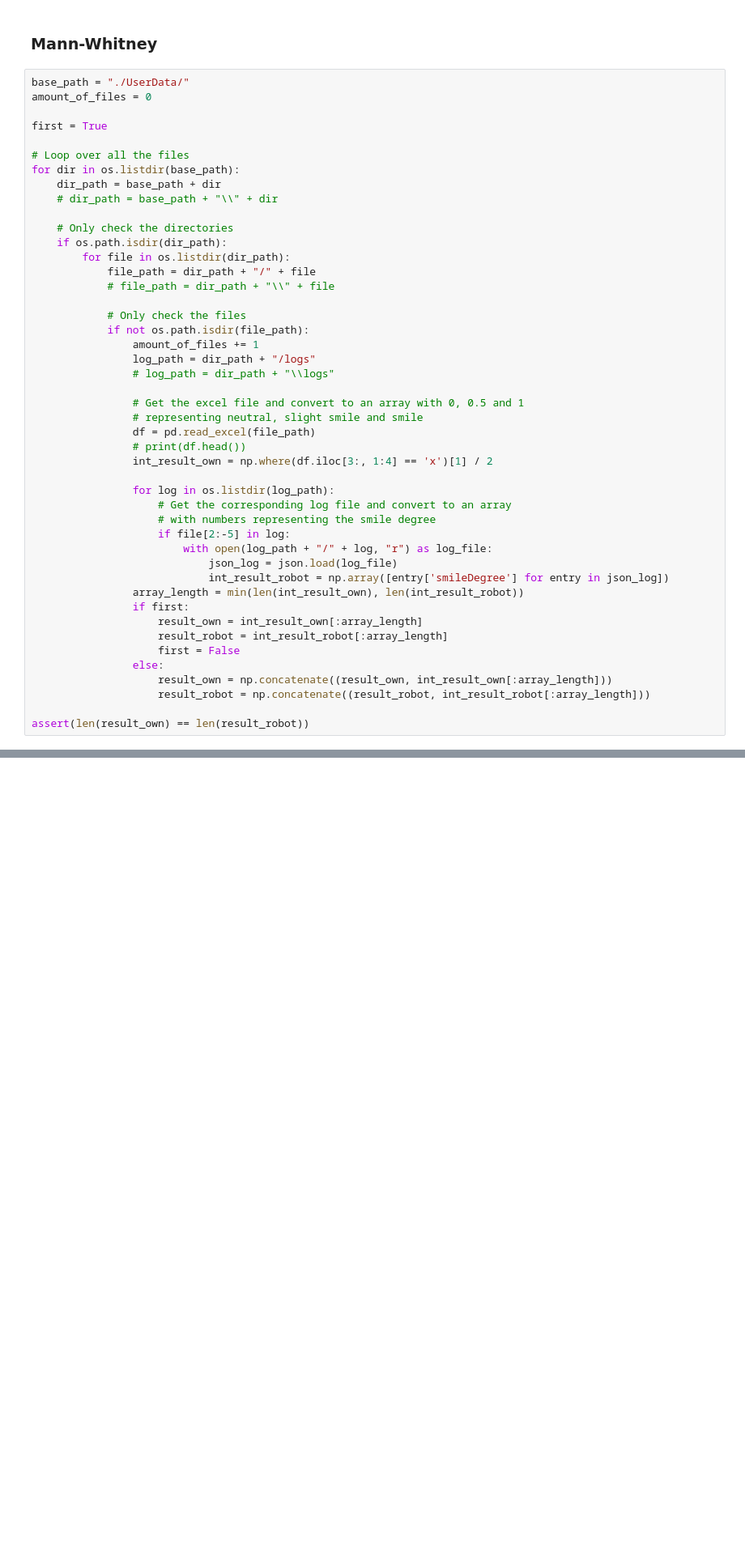
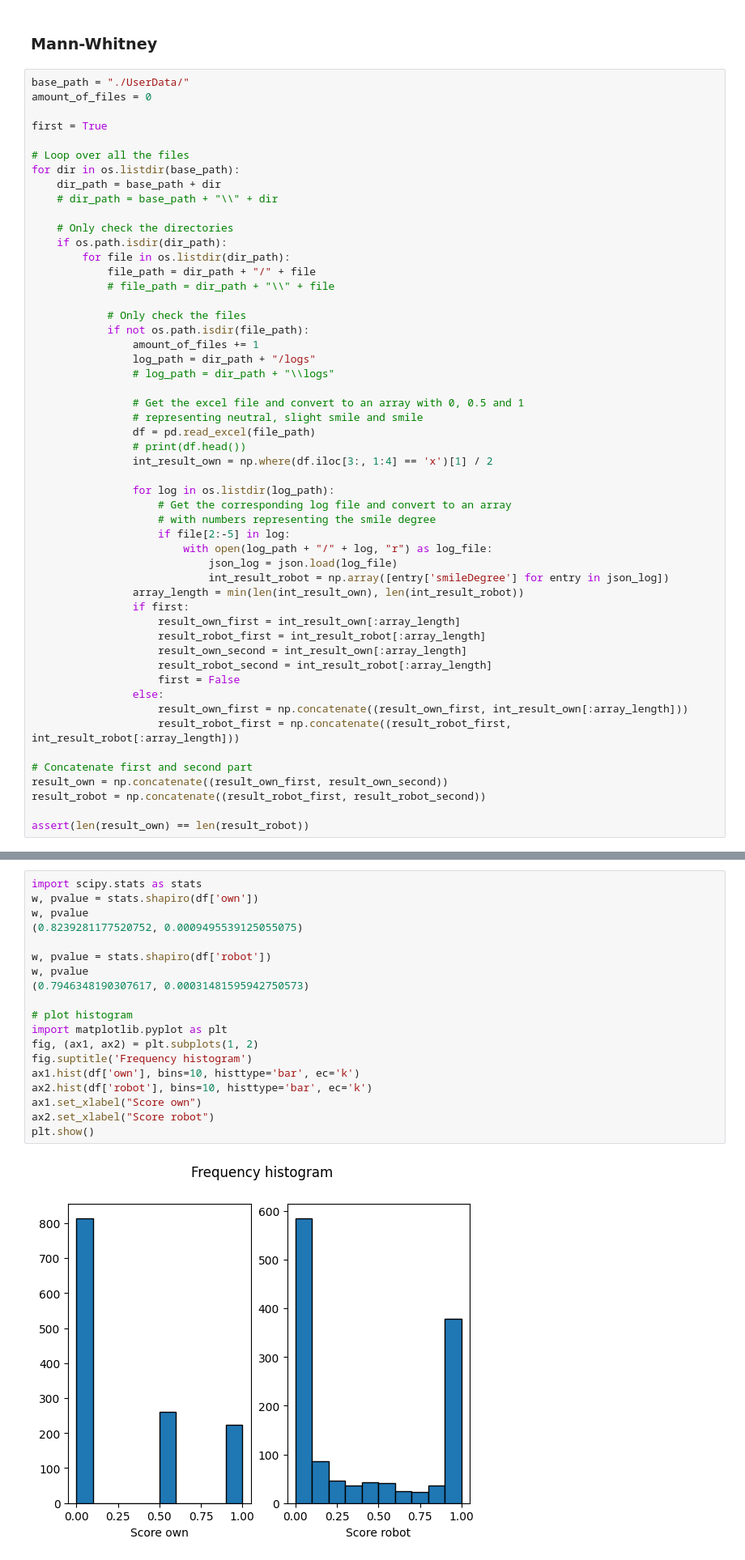
Before and after one commit to ebnerlena/can-I-joke-on-you, a Jupyter notebook: experiments/happiness_evaluation.ipynb, the cells around one changed output, grey strips where cells are left out. Shown: that part at 81% size. Saved outputs shown, nothing was run; the diff lists cells and outputs as text; blank space fills up the shorter version.

Commit message:
Do stat test (I have no idea what I am doing)

```diff
--- a/experiments/happiness_evaluation.ipynb
+++ b/experiments/happiness_evaluation.ipynb
@@ -188,12 +208,18 @@ for dir in os.listdir(base_path):
                             int_result_robot = np.array([entry['smileDegree'] for entry in json_log])
                 array_length = min(len(int_result_own), len(int_result_robot))
                 if first:
-                    result_own = int_result_own[:array_length]
-                    result_robot = int_result_robot[:array_length]
+                    result_own_first = int_result_own[:array_length]
+                    result_robot_first = int_result_robot[:array_length]
+                    result_own_second = int_result_own[:array_length]
+                    result_robot_second = int_result_robot[:array_length]
                     first = False
                 else:
-                    result_own = np.concatenate((result_own, int_result_own[:array_length]))
-                    result_robot = np.concatenate((result_robot, int_result_robot[:array_length]))
+                    result_own_first = np.concatenate((result_own_first, int_result_own[:array_length]))
+                    result_robot_first = np.concatenate((result_robot_first, int_result_robot[:array_length]))
+
+# Concatenate first and second part
+result_own = np.concatenate((result_own_first, result_own_second))
+result_robot = np.concatenate((result_robot_first, result_robot_second))
 
 assert(len(result_own) == len(result_robot))
 # %%
@@ -212,3 +238,24 @@ df.boxplot(column=['own', 'robot'], grid=False)
 plt.show()
 # %% [output]
 [figure]
+# %%
+import scipy.stats as stats
+w, pvalue = stats.shapiro(df['own'])
+w, pvalue
+(0.8239281177520752, 0.0009495539125055075)
+
+w, pvalue = stats.shapiro(df['robot'])
+w, pvalue
+(0.7946348190307617, 0.00031481595942750573)
+
+# plot histogram
+import matplotlib.pyplot as plt
+fig, (ax1, ax2) = plt.subplots(1, 2)
+fig.suptitle('Frequency histogram')
+ax1.hist(df['own'], bins=10, histtype='bar', ec='k')
+ax2.hist(df['robot'], bins=10, histtype='bar', ec='k')
+ax1.set_xlabel("Score own")
+ax2.set_xlabel("Score robot")
+plt.show()
+# %% [output]
+[figure, added]
```
Also changed, not shown: parts of 5 cells of this notebook.
